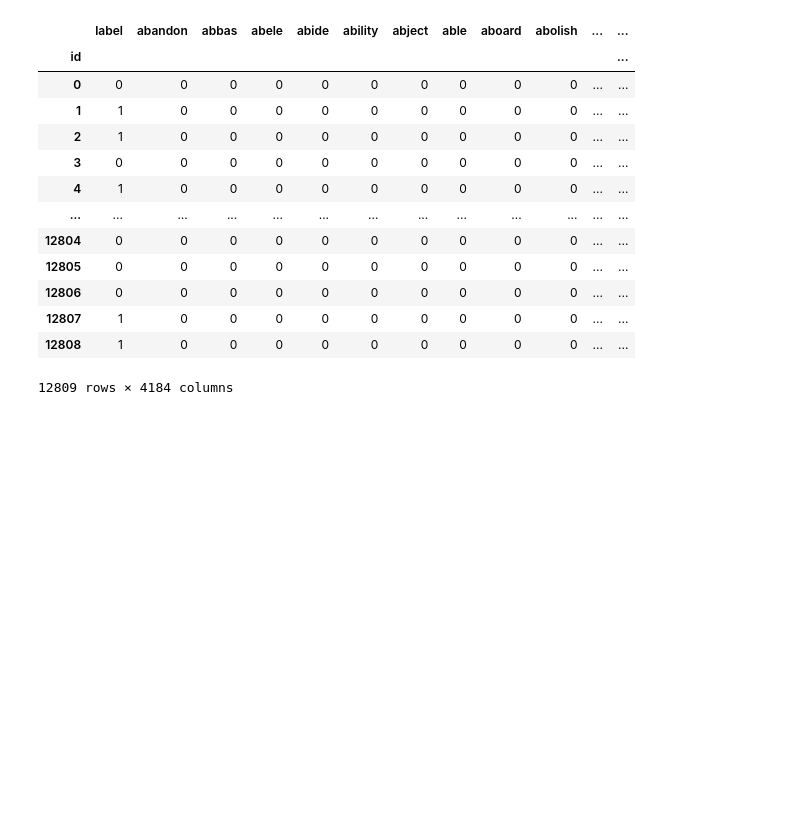
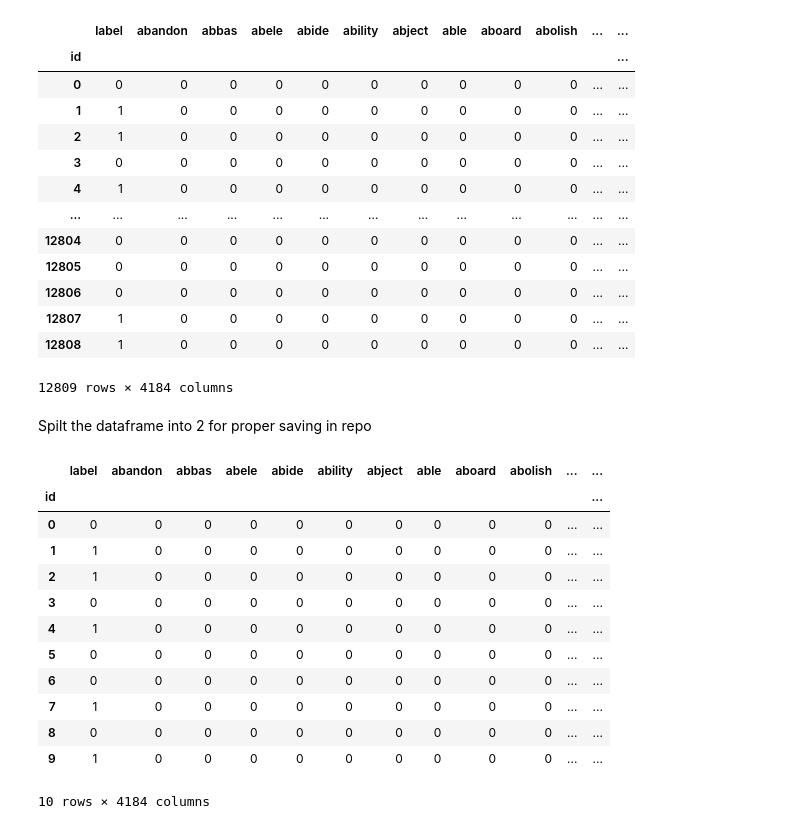
Before and after one commit to Praz-Nerd/Web-Extension-for-Fake-News-Detection, a Jupyter notebook: jupyter/bag of words.ipynb, the cells around one changed output. Saved outputs shown, nothing was run; the diff lists cells and outputs as text; code cells hidden in the pictures; blank space fills up the shorter version.

```diff
--- a/jupyter/bag of words.ipynb
+++ b/jupyter/bag of words.ipynb
@@ -207,3 +207,22 @@ dfBow
 12809 rows × 4184 columns
 # %%
 dfBow.to_csv('../liar_dataset/liar BoW.csv', index_label='id')
+# %% [markdown]
+Spilt the dataframe into 2 for proper saving in repo
+# %%
+dfBow = pd.read_csv('../liar_dataset/liar BoW.csv', index_col=['id'])
+dfBow.head(10)
+# %% [output]
+|  | label | abandon | abbas | abele | abide | ability | abject | able | aboard | abolish | ... | ... |
+| id |  |  |  |  |  |  |  |  |  |  |  | ... |
+| 0 | 0 | 0 | 0 | 0 | 0 | 0 | 0 | 0 | 0 | 0 | ... | ... |
+| 1 | 1 | 0 | 0 | 0 | 0 | 0 | 0 | 0 | 0 | 0 | ... | ... |
+| 2 | 1 | 0 | 0 | 0 | 0 | 0 | 0 | 0 | 0 | 0 | ... | ... |
+| 3 | 0 | 0 | 0 | 0 | 0 | 0 | 0 | 0 | 0 | 0 | ... | ... |
+| 4 | 1 | 0 | 0 | 0 | 0 | 0 | 0 | 0 | 0 | 0 | ... | ... |
+| 5 | 0 | 0 | 0 | 0 | 0 | 0 | 0 | 0 | 0 | 0 | ... | ... |
+| 6 | 0 | 0 | 0 | 0 | 0 | 0 | 0 | 0 | 0 | 0 | ... | ... |
+| 7 | 1 | 0 | 0 | 0 | 0 | 0 | 0 | 0 | 0 | 0 | ... | ... |
+| 8 | 0 | 0 | 0 | 0 | 0 | 0 | 0 | 0 | 0 | 0 | ... | ... |
+| 9 | 1 | 0 | 0 | 0 | 0 | 0 | 0 | 0 | 0 | 0 | ... | ... |
+10 rows × 4184 columns
```
Also changed, not shown: parts of 6 cells of this notebook, 2 other files.
